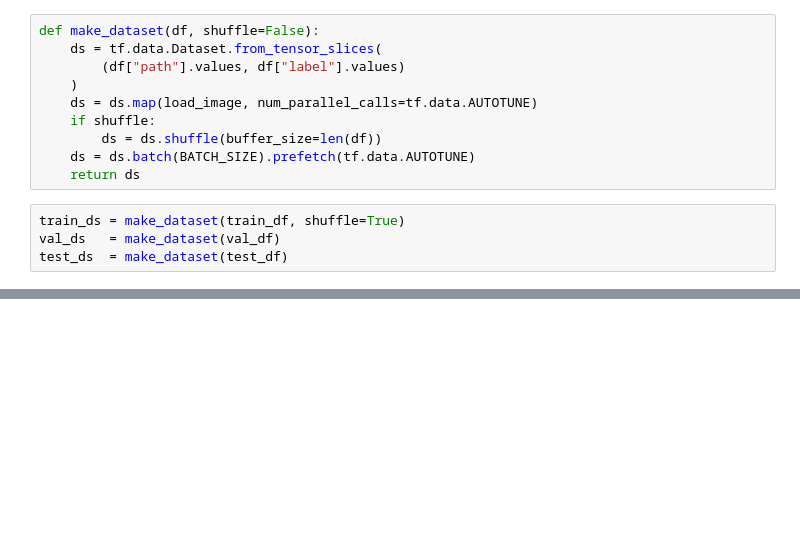
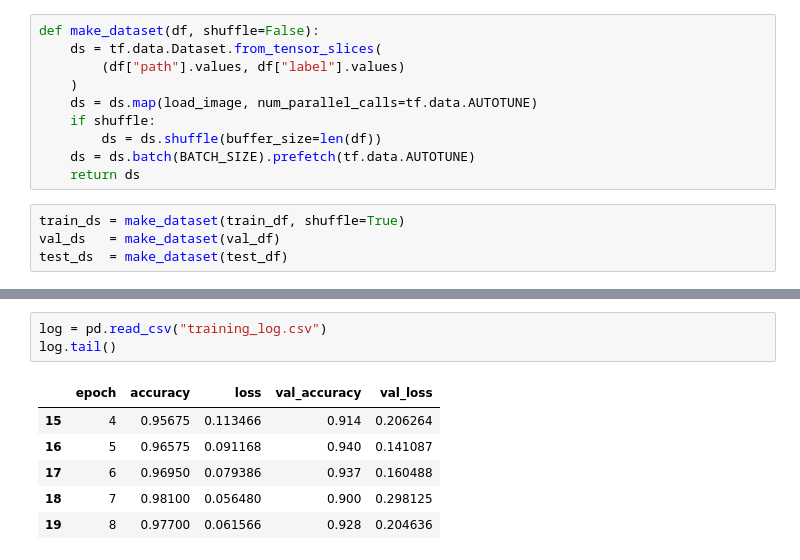
Before and after one commit to MohammadShafiei88/Deep-learning-covidx-ct, a Jupyter notebook: code.ipynb, the cells around one changed output, grey strips where cells are left out. Saved outputs shown, nothing was run; the diff lists cells and outputs as text; blank space fills up the shorter version.

```diff
--- a/code.ipynb
+++ b/code.ipynb
@@ -190,0 +193,10 @@ KeyboardInterrupt:
+# %%
+log = pd.read_csv("training_log.csv")
+log.tail()
+# %% [output]
+|  | epoch | accuracy | loss | val_accuracy | val_loss |
+| 15 | 4 | 0.95675 | 0.113466 | 0.914 | 0.206264 |
+| 16 | 5 | 0.96575 | 0.091168 | 0.940 | 0.141087 |
+| 17 | 6 | 0.96950 | 0.079386 | 0.937 | 0.160488 |
+| 18 | 7 | 0.98100 | 0.056480 | 0.900 | 0.298125 |
+| 19 | 8 | 0.97700 | 0.061566 | 0.928 | 0.204636 |
```
Also changed, not shown: parts of 10 cells of this notebook.
